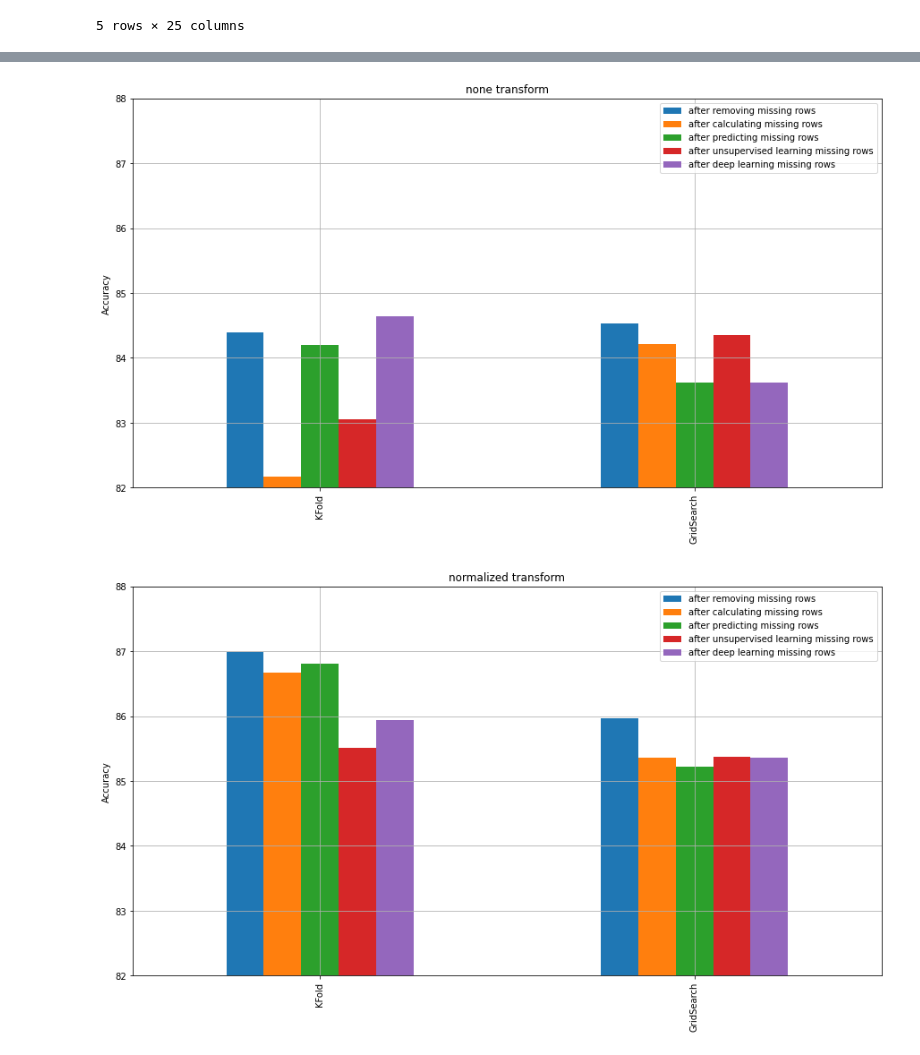
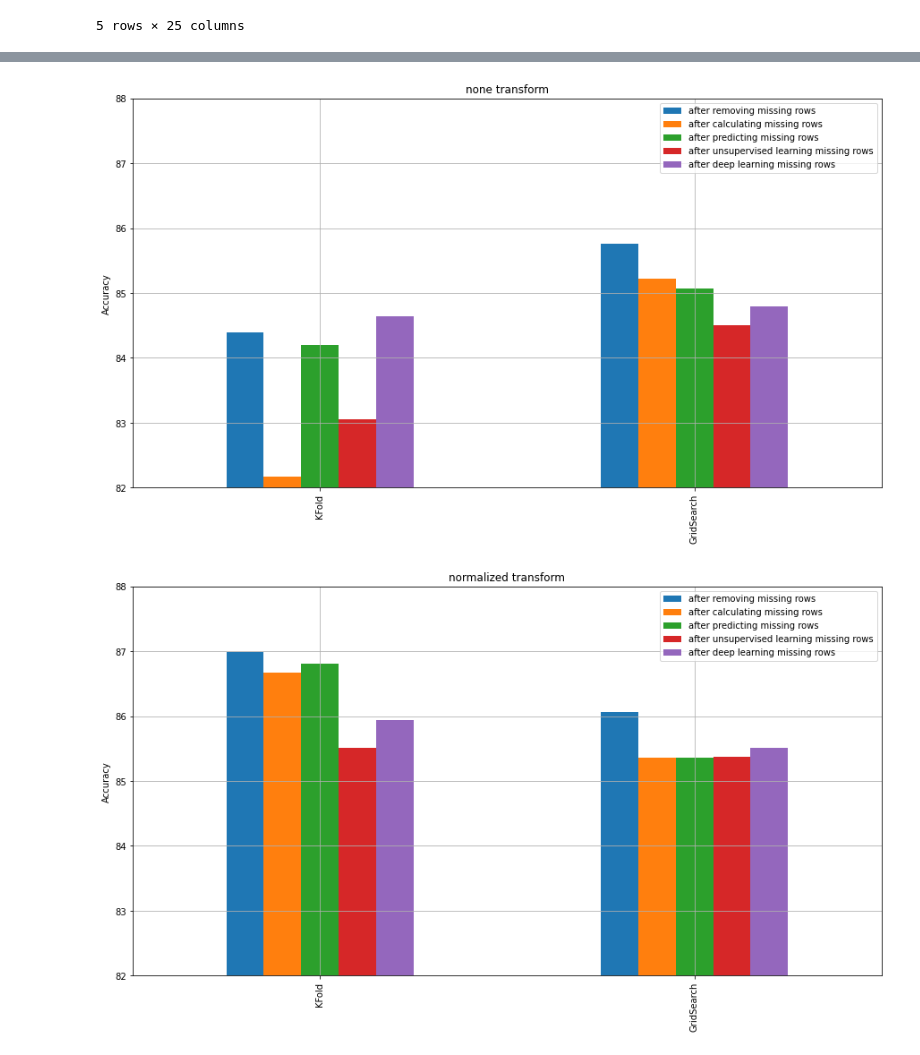
Before and after one commit to lebaz20/credit-approval-ml, a Jupyter notebook: project.ipynb, the cells around one changed output, grey strips where cells are left out. Saved outputs shown, nothing was run; the diff lists cells and outputs as text; code cells hidden in the pictures.

Commit message:
Add more iterations and add more graphs

```diff
--- a/project.ipynb
+++ b/project.ipynb
@@ -787,7 +787,7 @@ def splitTrainTestCrossValidate(X, y, model, splits, repeats = 1):
 def splitTrainTestCrossValidateWithGridSearch(X, y, model, splits):
     params = {}
     if type(model).__name__ == "LogisticRegression":
-        params = {'tol': [0.01],'max_iter': [100]}
+        params = {'tol': [0.01,0.001,0.0001],'max_iter': [100,1000,10000]}
     scores = {}
     for split in splits:
         # evaluate model
@@ -892,38 +892,38 @@ def processTestResults(testResults):
     testResultsDataFrameSplitsSummarized = pd.concat(testResultsDataFrameSplitsSummarized).unstack(0)
     return testResultsDataFrame, testResultsDataFrameSplitsSummarized,kFoldTransformsSummarized, kFoldDatasetsSummarized, gridSearchTransformsSummarized, gridSearchDatasetsSummarized
 
-def plotSummary(summary):
+def plotSummary(summary, ylim=(80, 88)):
     plt.bar(list(summary.keys()), list(summary.values()))
     plt.ylabel('Accuracy')
     plt.grid()
     plt.xticks(rotation=25)
-    plt.ylim(80, 88)
+    plt.ylim(ylim)
 
-def plotSummarizedResults(kFoldDatasetsSummarized,kFoldTransformsSummarized,gridSearchDatasetsSummarized,gridSearchTransformsSummarized):
+def plotSummarizedResults(kFoldDatasetsSummarized,kFoldTransformsSummarized,gridSearchDatasetsSummarized,gridSearchTransformsSummarized, ylim=(80, 88)):
     plt.figure(figsize=(15,3))
     plt.subplot(1, 2, 1)
     plt.suptitle("KFold splitter")
     plt.title("transform method")
-    plotSummary(kFoldDatasetsSummarized)
+    plotSummary(kFoldDatasetsSummarized, ylim=ylim)
     plt.subplot(1, 2, 2)
     plt.title("missing data handling method")
-    plotSummary(kFoldTransformsSummarized)
+    plotSummary(kFoldTransformsSummarized, ylim=ylim)
 
     plt.figure(figsize=(15,3))
     plt.subplot(1, 2, 1)
     plt.suptitle("Grid Search splitter")
     plt.title("transform method")
-    plotSummary(gridSearchDatasetsSummarized)
+    plotSummary(gridSearchDatasetsSummarized, ylim=ylim)
     plt.subplot(1, 2, 2)
     plt.title("missing data handling method")
-    plotSummary(gridSearchTransformsSummarized)
+    plotSummary(gridSearchTransformsSummarized, ylim=ylim)
 
-def plotTransformTypesSummarizedResults(testResultsDataFrameSplitsSummarized):
+def plotTransformTypesSummarizedResults(testResultsDataFrameSplitsSummarized, ylim=(82, 88)):
     for transformType in transformationTypes:
         testResultsDataFrameSplitsSummarized[transformType].plot.bar(figsize=(15,8), title=transformType+" transform")
         plt.ylabel('Accuracy')
         plt.grid()
-        plt.ylim(82, 88)
+        plt.ylim(ylim)
 
 def plotDetailedResults(testResultsDataFrame):
     testResultsDataFrame['KFold'].plot.bar(figsize=(25,20), fontsize=20)
@@ -1034,3 +1058,24 @@ plt.ylim(78, 88)
 Plot test results for Logistic Regression vs Decision tree classifier models:
 (78.0, 88.0)
 [figure]
+# %%
+algTestResultsDataFrame = allFeaturesLogisticRegressionProcessedTestResults[0]
+algTestResultsDataFrameSplitsSummarized = allFeaturesLogisticRegressionProcessedTestResults[1]
+algKFoldTransformsSummarized = allFeaturesLogisticRegressionProcessedTestResults[2]
+algKFoldDatasetsSummarized = allFeaturesLogisticRegressionProcessedTestResults[3]
+algGridSearchTransformsSummarized = allFeaturesLogisticRegressionProcessedTestResults[4]
+algGridSearchDatasetsSummarized = allFeaturesLogisticRegressionProcessedTestResults[5]
+
+hlgTestResultsDataFrame = highestScoresFeaturesLogisticRegressionProcessedTestResults[0]
+hlgTestResultsDataFrameSplitsSummarized = highestScoresFeaturesLogisticRegressionProcessedTestResults[1]
+hlgKFoldTransformsSummarized = highestScoresFeaturesLogisticRegressionProcessedTestResults[2]
+hlgKFoldDatasetsSummarized = highestScoresFeaturesLogisticRegressionProcessedTestResults[3]
+hlgGridSearchTransformsSummarized = highestScoresFeaturesLogisticRegressionProcessedTestResults[4]
+hlgGridSearchDatasetsSummarized = highestScoresFeaturesLogisticRegressionProcessedTestResults[5]
+
+hdtTestResultsDataFrame = highestScoresFeaturesDecisionTreeProcessedTestResults[0]
+hdtTestResultsDataFrameSplitsSummarized = highestScoresFeaturesDecisionTreeProcessedTestResults[1]
+hdtKFoldTransformsSummarized = highestScoresFeaturesDecisionTreeProcessedTestResults[2]
+hdtKFoldDatasetsSummarized = highestScoresFeaturesDecisionTreeProcessedTestResults[3]
+hdtGridSearchTransformsSummarized = highestScoresFeaturesDecisionTreeProcessedTestResults[4]
+hdtGridSearchDatasetsSummarized = highestScoresFeaturesDecisionTreeProcessedTestResults[5]
@@ -1082,5 +1135,5 @@ plotSummarizedResults(kFoldDatasetsSummarized,kFoldTransformsSummarized,gridSear
 # %%
-plotTransformTypesSummarizedResults(testResultsDataFrameSplitsSummarized)
+plotTransformTypesSummarizedResults(hlgTestResultsDataFrameSplitsSummarized)
 # %% [output]
-[figure, old version]
+[figure, new version]
-[figure, old version]
+[figure, new version]
```
Also changed, not shown: parts of 17 cells of this notebook, 1 other file.
